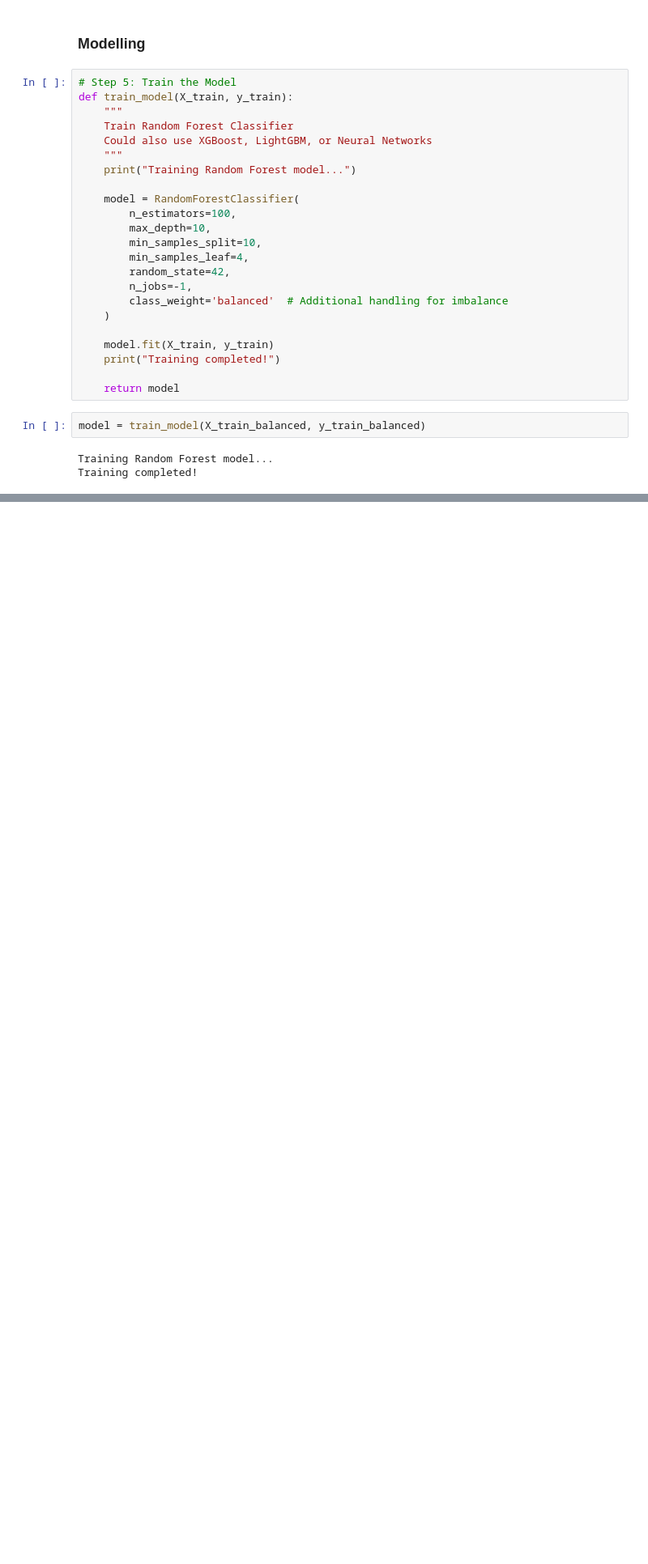
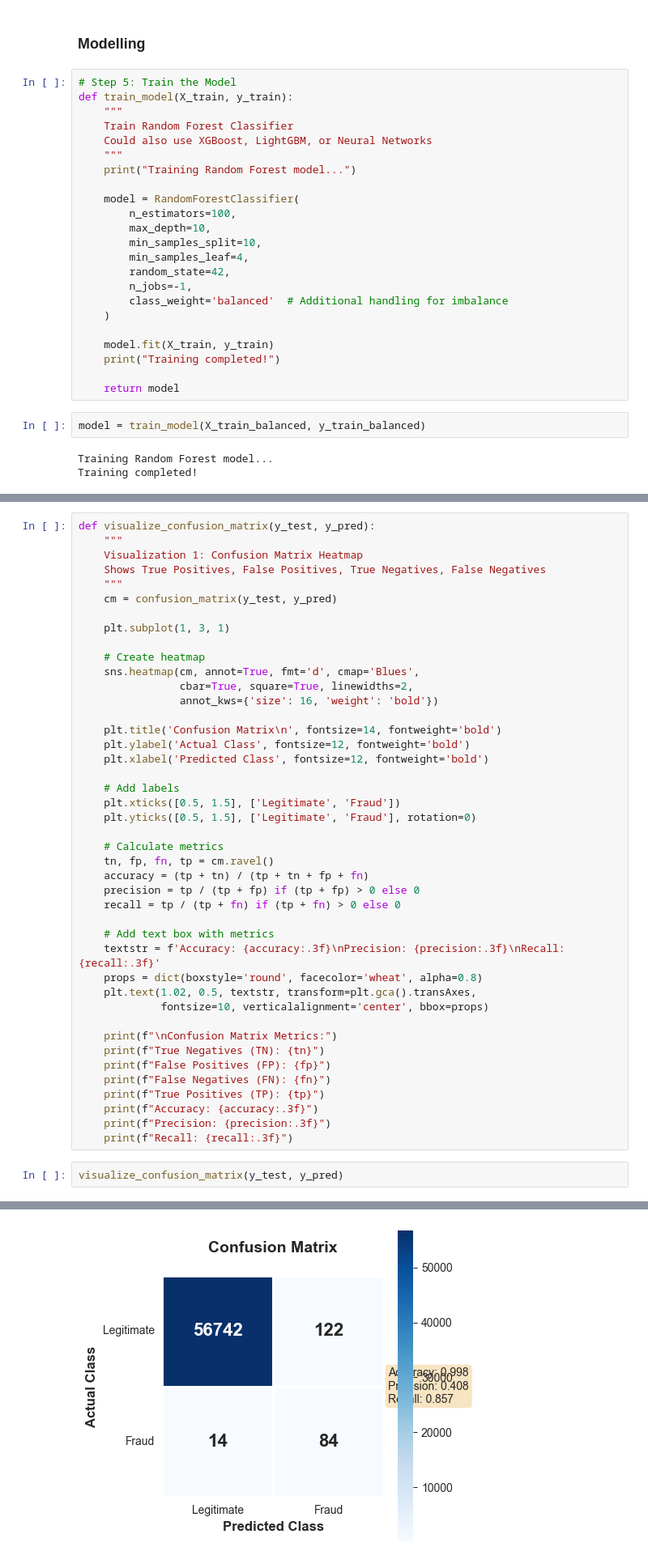
Before and after one commit to Junsui3012/Brainwave_Matrix_Intern, a Jupyter notebook: Task 2/code.ipynb, the cells around one changed output, grey strips where cells are left out. Shown at 81% size. Drawn from its saved outputs; the diff is of its cells as text; blank space fills up the shorter version.

Commit message:
task 2 visualization

```diff
--- a/Task 2/code.ipynb
+++ b/Task 2/code.ipynb
@@ -139,0 +159,46 @@ Training completed!
+# %%
+def visualize_confusion_matrix(y_test, y_pred):
+    """
+    Visualization 1: Confusion Matrix Heatmap
+    Shows True Positives, False Positives, True Negatives, False Negatives
+    """
+    cm = confusion_matrix(y_test, y_pred)
+
+    plt.subplot(1, 3, 1)
+
+    # Create heatmap
+    sns.heatmap(cm, annot=True, fmt='d', cmap='Blues',
+                cbar=True, square=True, linewidths=2,
+                annot_kws={'size': 16, 'weight': 'bold'})
+
+    plt.title('Confusion Matrix\n', fontsize=14, fontweight='bold')
+    plt.ylabel('Actual Class', fontsize=12, fontweight='bold')
+    plt.xlabel('Predicted Class', fontsize=12, fontweight='bold')
+
+    # Add labels
+    plt.xticks([0.5, 1.5], ['Legitimate', 'Fraud'])
+    plt.yticks([0.5, 1.5], ['Legitimate', 'Fraud'], rotation=0)
+
+    # Calculate metrics
+    tn, fp, fn, tp = cm.ravel()
+    accuracy = (tp + tn) / (tp + tn + fp + fn)
+    precision = tp / (tp + fp) if (tp + fp) > 0 else 0
+    recall = tp / (tp + fn) if (tp + fn) > 0 else 0
+
+    # Add text box with metrics
+    textstr = f'Accuracy: {accuracy:.3f}\nPrecision: {precision:.3f}\nRecall: {recall:.3f}'
+    props = dict(boxstyle='round', facecolor='wheat', alpha=0.8)
+    plt.text(1.02, 0.5, textstr, transform=plt.gca().transAxes,
+             fontsize=10, verticalalignment='center', bbox=props)
+
+    print(f"\nConfusion Matrix Metrics:")
+    print(f"True Negatives (TN): {tn}")
+    print(f"False Positives (FP): {fp}")
+    print(f"False Negatives (FN): {fn}")
+    print(f"True Positives (TP): {tp}")
+    print(f"Accuracy: {accuracy:.3f}")
+    print(f"Precision: {precision:.3f}")
+    print(f"Recall: {recall:.3f}")
+# %%
+visualize_confusion_matrix(y_test, y_pred)
+# %% [output]
@@ -139,0 +213 @@ Training completed!
+[figure, added]
```
Also changed, not shown: parts of 5 cells of this notebook.
